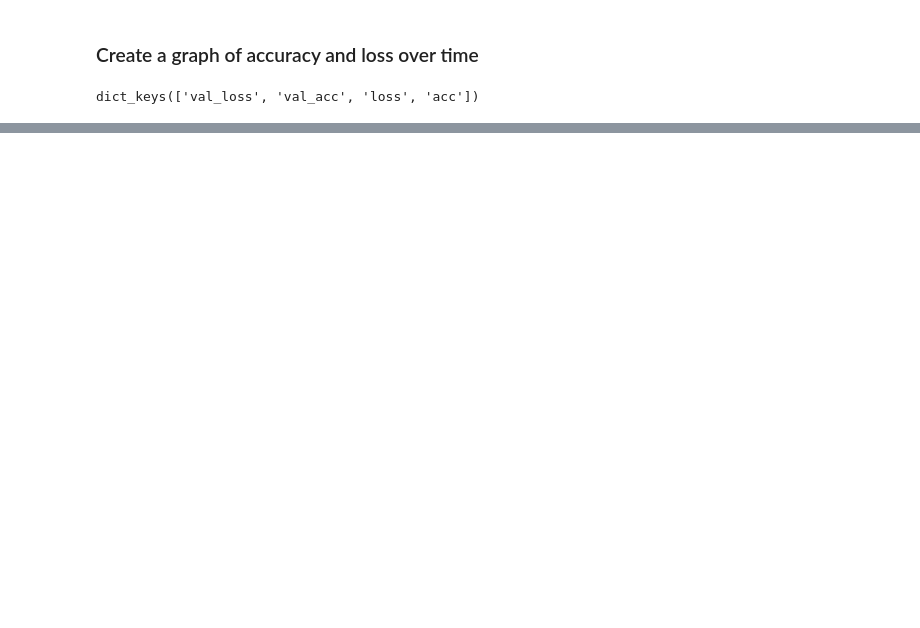
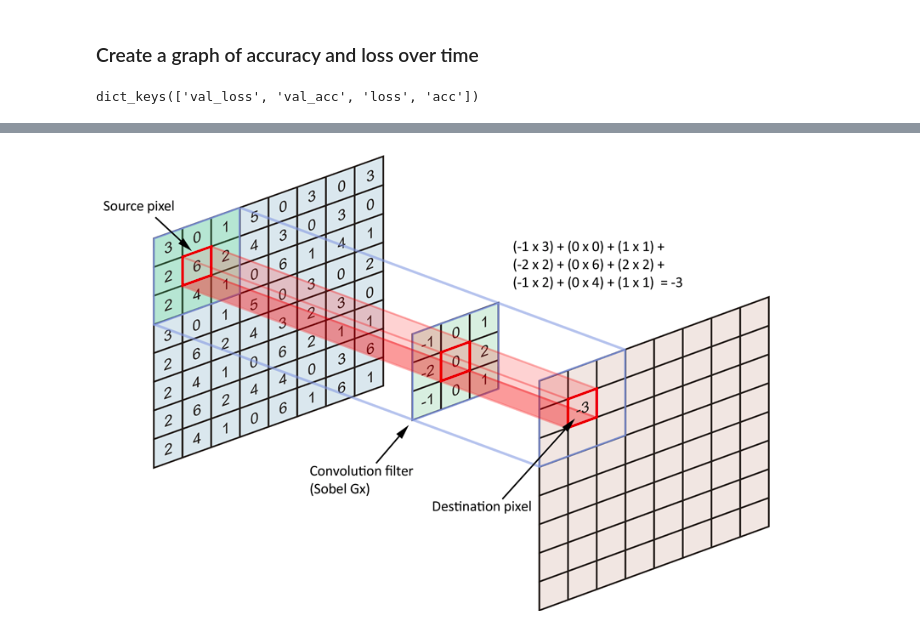
Before and after one commit to yourbobo/nlp, a Jupyter notebook: IMDB_CLF.ipynb, the cells around one changed output, grey strips where cells are left out. Drawn from its saved outputs; the diff is of its cells as text; code cells hidden in the pictures; blank space fills up the shorter version.

```diff
--- a/IMDB_CLF.ipynb
+++ b/IMDB_CLF.ipynb
@@ -580,0 +574,4 @@ plt.show()
+# %%
+Image(filename='data/images/conv_filter.png')
+# %% [output]
+[figure, added]
```
Also changed, not shown: parts of 30 cells of this notebook, 1 other file.
